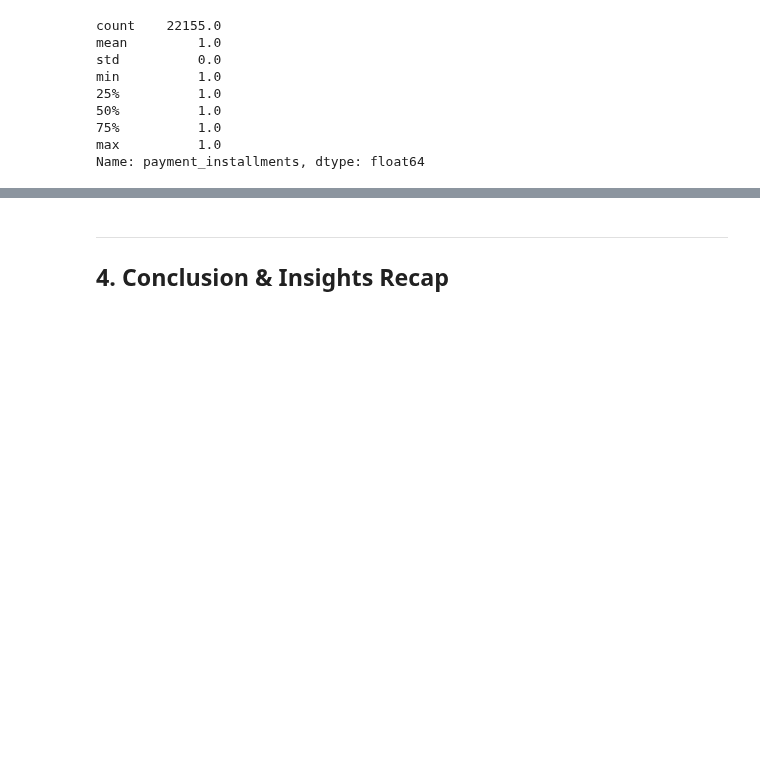
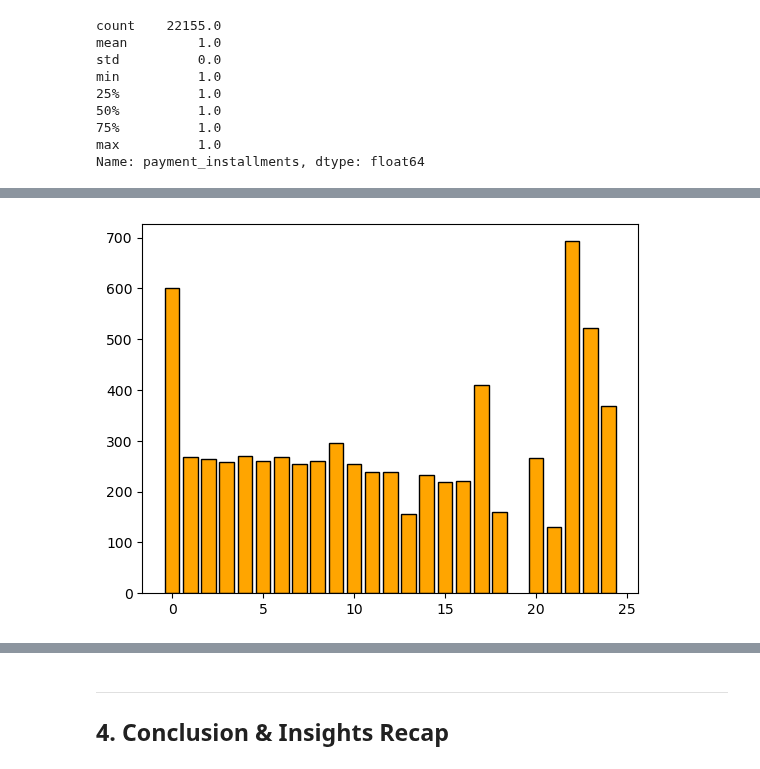
Before and after one commit to JatinY459/ecommerce-data-analysis, a Jupyter notebook: notebooks/05_EDA_payments_shipping.ipynb, the cells around one changed output, grey strips where cells are left out. Drawn from its saved outputs; the diff is of its cells as text; code cells hidden in the pictures; blank space fills up the shorter version.

```diff
--- a/notebooks/05_EDA_payments_shipping.ipynb
+++ b/notebooks/05_EDA_payments_shipping.ipynb
@@ -217,0 +210,6 @@ Name: payment_installments, dtype: float64
+# %%
+price_by_installments = payments.groupby('payment_installments')['payment_value'].mean()
+plt.bar(price_by_installments.index, price_by_installments.values, color='orange', edgecolor='black')
+plt.show()
+# %% [output]
+[figure, added]
```
Also changed, not shown: parts of 20 cells of this notebook.
